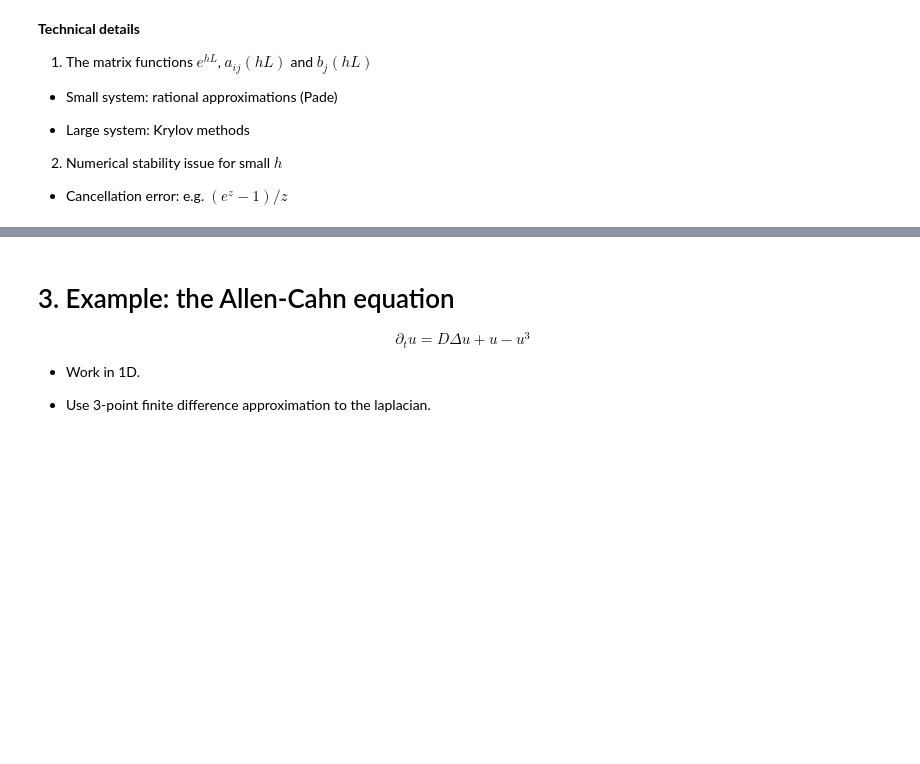
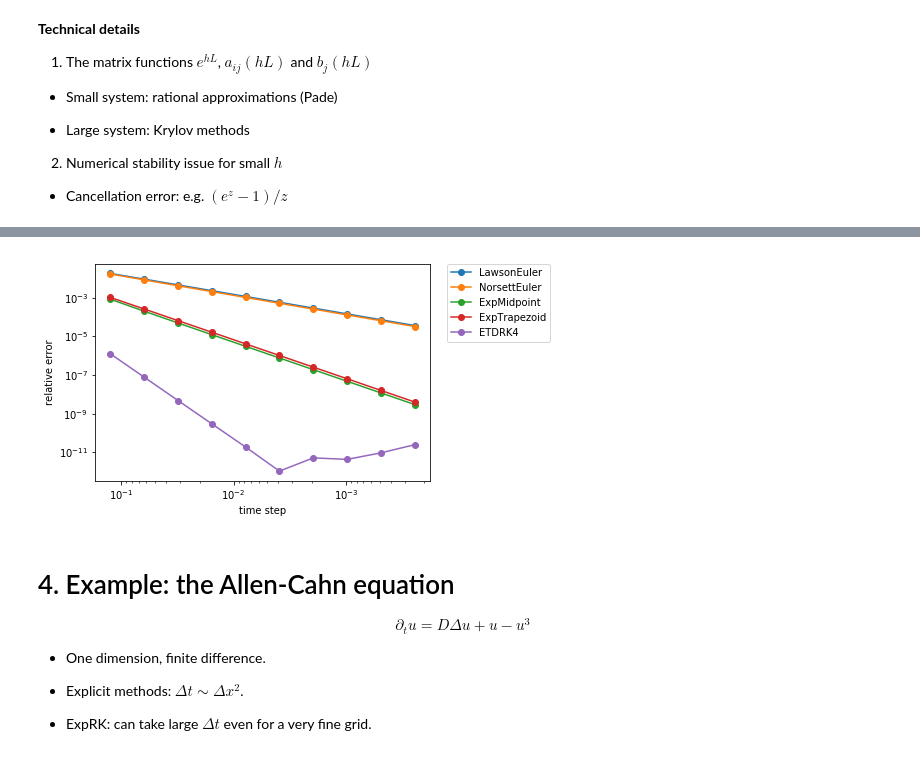
Before and after one commit to MSeeker1340/num2-spring2018, a Jupyter notebook: src/Presentation.ipynb, the cells around one changed output, grey strips where cells are left out. Cells and saved outputs as stored; diff of their text form; code cells hidden in the pictures; blank space fills up the shorter version.

```diff
--- a/src/Presentation.ipynb
+++ b/src/Presentation.ipynb
@@ -89,8 +107,47 @@ Small $L$ limit: should reduce to a corresponding RK method
+# %%
+# Load the package
+import numpy as np
+from scipy import linalg as la
+import matplotlib.pyplot as plt
+from expint import *
+from RK import RK4
+
+# Test order of convergence on test system
+methods = [LawsonEuler, NorsettEuler, ExpMidpoint, ExpTrapezoid, ETDRK4]
+m = 5 # dimension
+y0 = np.random.rand(m) - 0.5
+t_span = (0.0, 2.0); dt = 1e-5
+
+# Construct L and N
+np.random.seed(20180504)
+L = np.random.rand(m,m) - 0.5
+N = lambda t, y: np.sin(t)*y**2
+
+# Get reference solution using RK4
+yref = solve_semilinear(L, N, t_span, y0, dt, method=RK4)[1][-1,:]
+# %%
+# Plot solution errors using expRK methods
+dts = np.logspace(-3, -12, num=10, base=2.0)
+for method in methods:
+    errs = np.zeros(len(dts))
+    for i in range(len(dts)):
+        y = solve_semilinear(L, N, t_span, y0, dts[i], method)[1][-1,:]
+        errs[i] = la.norm(y - yref) / la.norm(yref)
+    plt.plot(dts, errs, '-o', label=method.__name__)
+plt.xlabel('time step')
+plt.ylabel('relative error')
+plt.loglog()
+plt.xlim(plt.xlim()[1], plt.xlim()[0]) # revert x axis
+plt.legend(bbox_to_anchor=(1.05, 1), loc=2, borderaxespad=0.);
+# %% [output]
+[figure, added]
 # %% [markdown]
-# 3. Example: the Allen-Cahn equation
+# 4. Example: the Allen-Cahn equation
 
 $$ \partial_tu = D\Delta u + u - u^3 $$
 
-- Work in 1D.
+- One dimension, finite difference.
 
-- Use 3-point finite difference approximation to the laplacian.
+- Explicit methods: $\Delta t \sim \Delta x^2$.
+
+- ExpRK: can take large $\Delta t$ even for a very fine grid.
```
Also changed, not shown: parts of 10 cells of this notebook.
